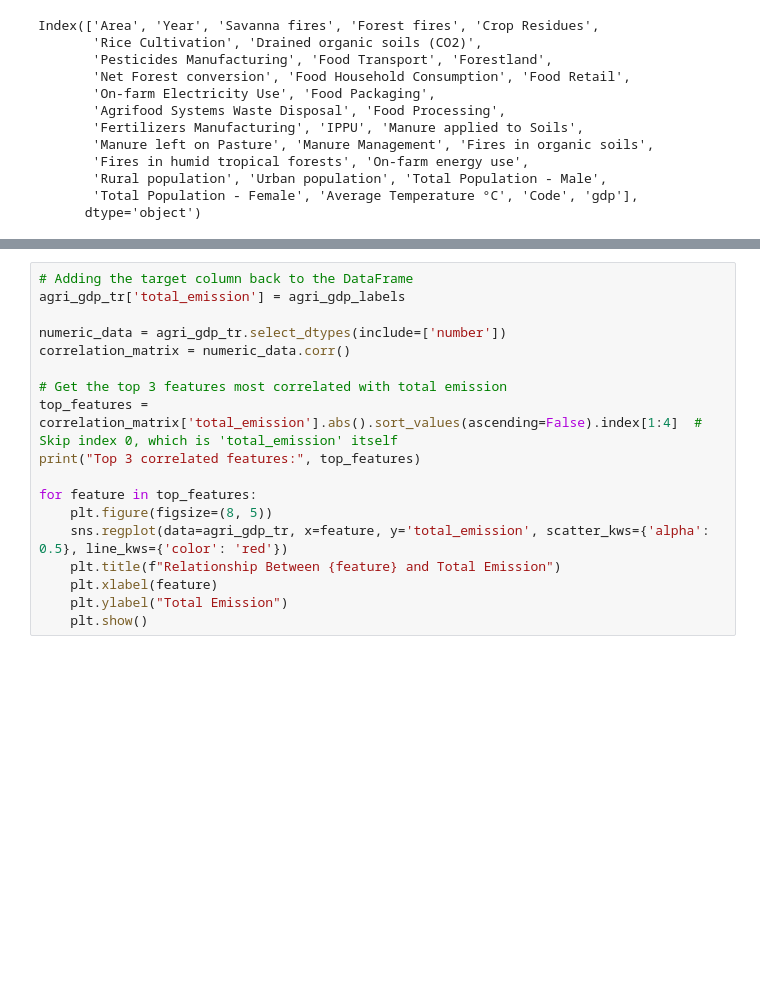
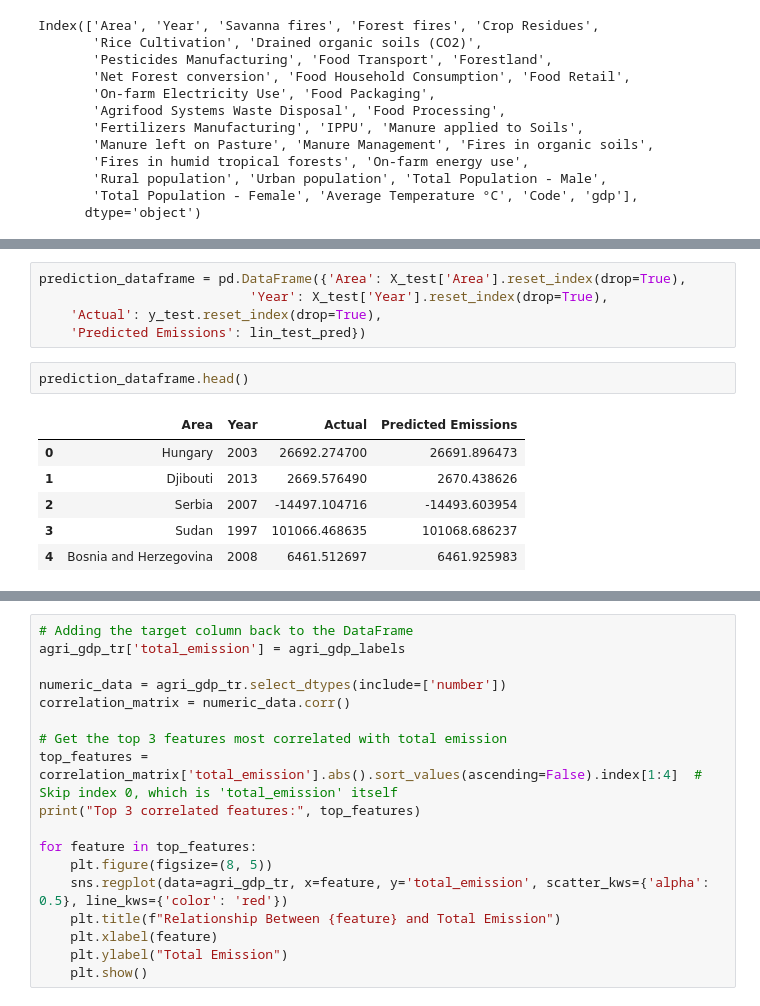
Before and after one commit to JuliaPPfeiffer/DS3001-Project, a Jupyter notebook: regression.ipynb, the cells around one changed output, grey strips where cells are left out. Cells and saved outputs as stored; diff of their text form; blank space fills up the shorter version.

```diff
--- a/regression.ipynb
+++ b/regression.ipynb
@@ -206,0 +209,14 @@ Top 10 Areas with the Largest Differences (Actual vs Predicted):
+# %%
+prediction_dataframe = pd.DataFrame({'Area': X_test['Area'].reset_index(drop=True),
+                           'Year': X_test['Year'].reset_index(drop=True),
+    'Actual': y_test.reset_index(drop=True),
+    'Predicted Emissions': lin_test_pred})
+# %%
+prediction_dataframe.head()
+# %% [output]
+|  | Area | Year | Actual | Predicted Emissions |
+| 0 | Hungary | 2003 | 26692.274700 | 26691.896473 |
+| 1 | Djibouti | 2013 | 2669.576490 | 2670.438626 |
+| 2 | Serbia | 2007 | -14497.104716 | -14493.603954 |
+| 3 | Sudan | 1997 | 101066.468635 | 101068.686237 |
+| 4 | Bosnia and Herzegovina | 2008 | 6461.512697 | 6461.925983 |
```
Also changed, not shown: parts of 9 cells of this notebook.
